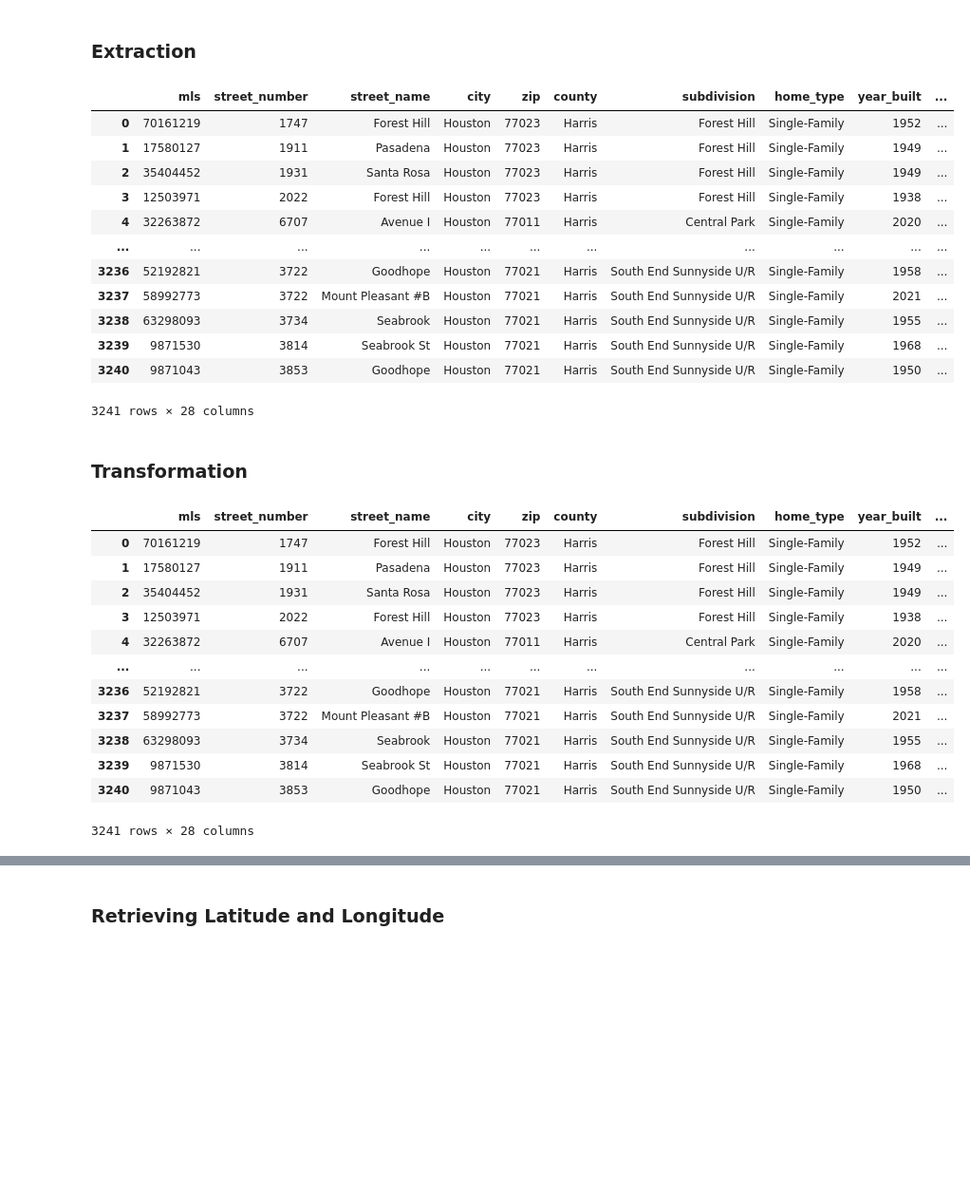
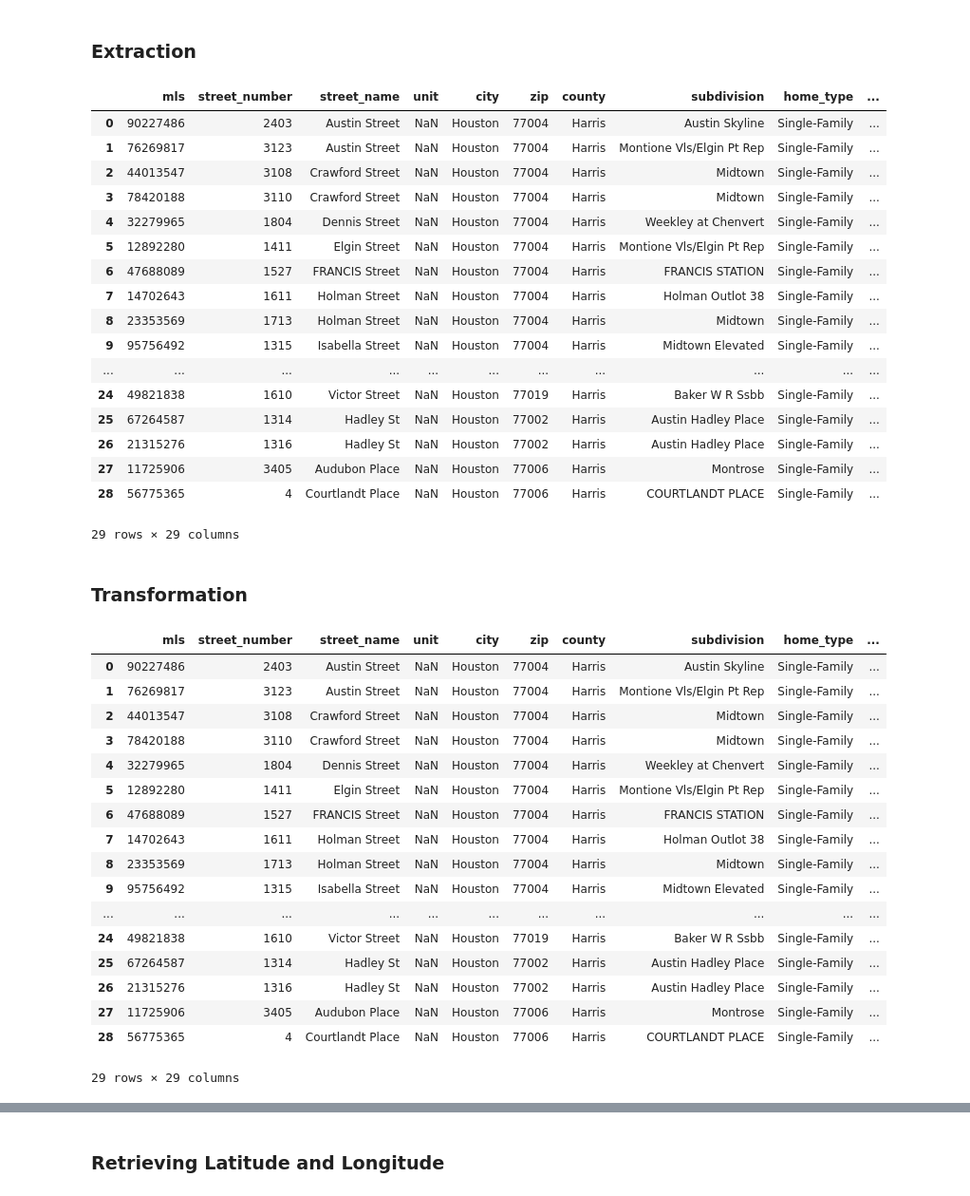
Before and after one commit to ortegaorlando2/Project-2, a Jupyter notebook: Main/latlong.ipynb, the cells around one changed output, grey strips where cells are left out. Shown: that part at 95% size. Saved outputs shown, nothing was run; the diff lists cells and outputs as text; code cells hidden in the pictures; blank space fills up the shorter version.

Commit message:
Latlong notebook

```diff
--- a/Main/latlong.ipynb
+++ b/Main/latlong.ipynb
@@ -18,23 +18,28 @@ import numpy as np
 from secrets import username, password
 # %%
 # Store csv into df
-csv_file= "../Resources/alt_HAR.csv"
+csv_file= "../Resources/small_alt_HAR.csv"  #Change to smaller file for latlong coding
 raw_har_df= pd.read_csv(csv_file)
 raw_har_df
 # %% [output]
-|  | mls | street_number | street_name | city | zip | county | subdivision | home_type | year_built | ... |
-| 0 | 70161219 | 1747 | Forest Hill | Houston | 77023 | Harris | Forest Hill | Single-Family | 1952 | ... |
-| 1 | 17580127 | 1911 | Pasadena | Houston | 77023 | Harris | Forest Hill | Single-Family | 1949 | ... |
-| 2 | 35404452 | 1931 | Santa Rosa | Houston | 77023 | Harris | Forest Hill | Single-Family | 1949 | ... |
-| 3 | 12503971 | 2022 | Forest Hill | Houston | 77023 | Harris | Forest Hill | Single-Family | 1938 | ... |
-| 4 | 32263872 | 6707 | Avenue I | Houston | 77011 | Harris | Central Park | Single-Family | 2020 | ... |
+|  | mls | street_number | street_name | unit | city | zip | county | subdivision | home_type | ... |
+| 0 | 90227486 | 2403 | Austin Street | NaN | Houston | 77004 | Harris | Austin Skyline | Single-Family | ... |
+| 1 | 76269817 | 3123 | Austin Street | NaN | Houston | 77004 | Harris | Montione Vls/Elgin Pt Rep | Single-Family | ... |
+| 2 | 44013547 | 3108 | Crawford Street | NaN | Houston | 77004 | Harris | Midtown | Single-Family | ... |
+| 3 | 78420188 | 3110 | Crawford Street | NaN | Houston | 77004 | Harris | Midtown | Single-Family | ... |
+| 4 | 32279965 | 1804 | Dennis Street | NaN | Houston | 77004 | Harris | Weekley at Chenvert | Single-Family | ... |
+| 5 | 12892280 | 1411 | Elgin Street | NaN | Houston | 77004 | Harris | Montione Vls/Elgin Pt Rep | Single-Family | ... |
+| 6 | 47688089 | 1527 | FRANCIS Street | NaN | Houston | 77004 | Harris | FRANCIS STATION | Single-Family | ... |
+| 7 | 14702643 | 1611 | Holman Street | NaN | Houston | 77004 | Harris | Holman Outlot 38 | Single-Family | ... |
+| 8 | 23353569 | 1713 | Holman Street | NaN | Houston | 77004 | Harris | Midtown | Single-Family | ... |
+| 9 | 95756492 | 1315 | Isabella Street | NaN | Houston | 77004 | Harris | Midtown Elevated | Single-Family | ... |
 | ... | ... | ... | ... | ... | ... | ... | ... | ... | ... | ... |
-| 3236 | 52192821 | 3722 | Goodhope | Houston | 77021 | Harris | South End Sunnyside U/R | Single-Family | 1958 | ... |
-| 3237 | 58992773 | 3722 | Mount Pleasant #B | Houston | 77021 | Harris | South End Sunnyside U/R | Single-Family | 2021 | ... |
-| 3238 | 63298093 | 3734 | Seabrook | Houston | 77021 | Harris | South End Sunnyside U/R | Single-Family | 1955 | ... |
-| 3239 | 9871530 | 3814 | Seabrook St | Houston | 77021 | Harris | South End Sunnyside U/R | Single-Family | 1968 | ... |
-| 3240 | 9871043 | 3853 | Goodhope | Houston | 77021 | Harris | South End Sunnyside U/R | Single-Family | 1950 | ... |
+| 24 | 49821838 | 1610 | Victor Street | NaN | Houston | 77019 | Harris | Baker W R Ssbb | Single-Family | ... |
+| 25 | 67264587 | 1314 | Hadley St | NaN | Houston | 77002 | Harris | Austin Hadley Place | Single-Family | ... |
+| 26 | 21315276 | 1316 | Hadley St | NaN | Houston | 77002 | Harris | Austin Hadley Place | Single-Family | ... |
+| 27 | 11725906 | 3405 | Audubon Place | NaN | Houston | 77006 | Harris | Montrose | Single-Family | ... |
+| 28 | 56775365 | 4 | Courtlandt Place | NaN | Houston | 77006 | Harris | COURTLANDT PLACE | Single-Family | ... |
-3241 rows × 28 columns
+29 rows × 29 columns
 # %% [markdown]
 ### Transformation
 # %%
@@ -42,19 +47,24 @@ raw_har_df
 raw_har1_df= raw_har_df.replace({"elementary" :"ELEMENTARY"}, "EL", regex = True)
 raw_har1_df
 # %% [output]
-|  | mls | street_number | street_name | city | zip | county | subdivision | home_type | year_built | ... |
-| 0 | 70161219 | 1747 | Forest Hill | Houston | 77023 | Harris | Forest Hill | Single-Family | 1952 | ... |
-| 1 | 17580127 | 1911 | Pasadena | Houston | 77023 | Harris | Forest Hill | Single-Family | 1949 | ... |
-| 2 | 35404452 | 1931 | Santa Rosa | Houston | 77023 | Harris | Forest Hill | Single-Family | 1949 | ... |
-| 3 | 12503971 | 2022 | Forest Hill | Houston | 77023 | Harris | Forest Hill | Single-Family | 1938 | ... |
-| 4 | 32263872 | 6707 | Avenue I | Houston | 77011 | Harris | Central Park | Single-Family | 2020 | ... |
+|  | mls | street_number | street_name | unit | city | zip | county | subdivision | home_type | ... |
+| 0 | 90227486 | 2403 | Austin Street | NaN | Houston | 77004 | Harris | Austin Skyline | Single-Family | ... |
+| 1 | 76269817 | 3123 | Austin Street | NaN | Houston | 77004 | Harris | Montione Vls/Elgin Pt Rep | Single-Family | ... |
+| 2 | 44013547 | 3108 | Crawford Street | NaN | Houston | 77004 | Harris | Midtown | Single-Family | ... |
+| 3 | 78420188 | 3110 | Crawford Street | NaN | Houston | 77004 | Harris | Midtown | Single-Family | ... |
+| 4 | 32279965 | 1804 | Dennis Street | NaN | Houston | 77004 | Harris | Weekley at Chenvert | Single-Family | ... |
+| 5 | 12892280 | 1411 | Elgin Street | NaN | Houston | 77004 | Harris | Montione Vls/Elgin Pt Rep | Single-Family | ... |
+| 6 | 47688089 | 1527 | FRANCIS Street | NaN | Houston | 77004 | Harris | FRANCIS STATION | Single-Family | ... |
+| 7 | 14702643 | 1611 | Holman Street | NaN | Houston | 77004 | Harris | Holman Outlot 38 | Single-Family | ... |
+| 8 | 23353569 | 1713 | Holman Street | NaN | Houston | 77004 | Harris | Midtown | Single-Family | ... |
+| 9 | 95756492 | 1315 | Isabella Street | NaN | Houston | 77004 | Harris | Midtown Elevated | Single-Family | ... |
 | ... | ... | ... | ... | ... | ... | ... | ... | ... | ... | ... |
-| 3236 | 52192821 | 3722 | Goodhope | Houston | 77021 | Harris | South End Sunnyside U/R | Single-Family | 1958 | ... |
-| 3237 | 58992773 | 3722 | Mount Pleasant #B | Houston | 77021 | Harris | South End Sunnyside U/R | Single-Family | 2021 | ... |
-| 3238 | 63298093 | 3734 | Seabrook | Houston | 77021 | Harris | South End Sunnyside U/R | Single-Family | 1955 | ... |
-| 3239 | 9871530 | 3814 | Seabrook St | Houston | 77021 | Harris | South End Sunnyside U/R | Single-Family | 1968 | ... |
-| 3240 | 9871043 | 3853 | Goodhope | Houston | 77021 | Harris | South End Sunnyside U/R | Single-Family | 1950 | ... |
+| 24 | 49821838 | 1610 | Victor Street | NaN | Houston | 77019 | Harris | Baker W R Ssbb | Single-Family | ... |
+| 25 | 67264587 | 1314 | Hadley St | NaN | Houston | 77002 | Harris | Austin Hadley Place | Single-Family | ... |
+| 26 | 21315276 | 1316 | Hadley St | NaN | Houston | 77002 | Harris | Austin Hadley Place | Single-Family | ... |
+| 27 | 11725906 | 3405 | Audubon Place | NaN | Houston | 77006 | Harris | Montrose | Single-Family | ... |
+| 28 | 56775365 | 4 | Courtlandt Place | NaN | Houston | 77006 | Harris | COURTLANDT PLACE | Single-Family | ... |
-3241 rows × 28 columns
+29 rows × 29 columns
 # %%
 # replace high school with h s to match TEA table
 customer_data_df = raw_har1_df.replace({"high_school" :"HIGH SCHOOL"}, "H S", regex = True)
```
Also changed, not shown: parts of 27 cells of this notebook.
